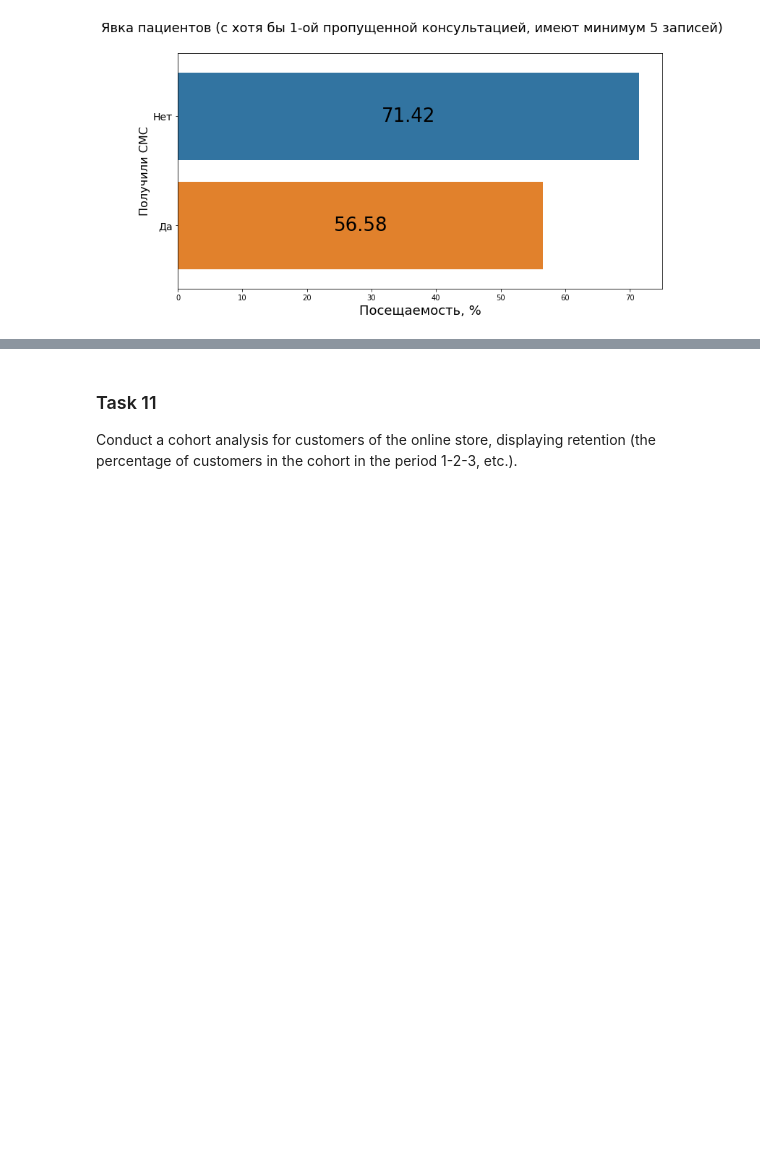
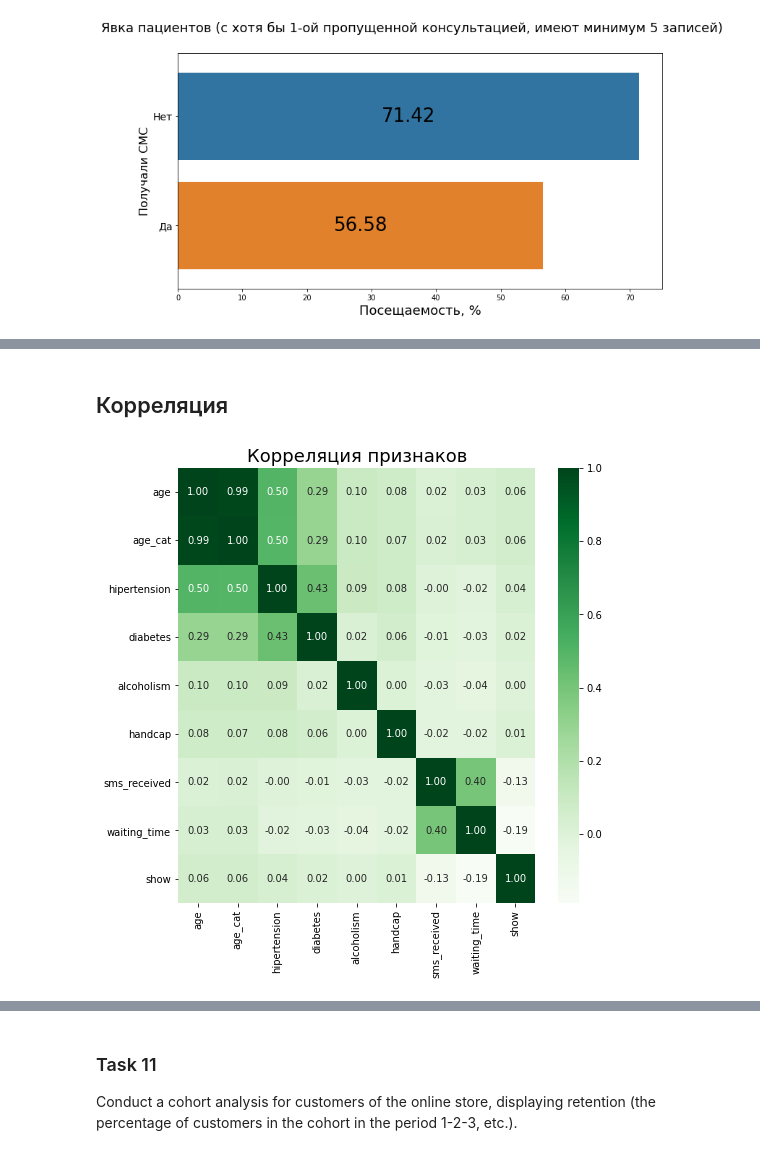
Before and after one commit to YAKOROLEVAZAMKA/emc, a Jupyter notebook: Pandas&Analytics.ipynb, the cells around one changed output, grey strips where cells are left out. Cells and saved outputs as stored; diff of their text form; code cells hidden in the pictures; blank space fills up the shorter version.

```diff
--- a/Pandas&Analytics.ipynb
+++ b/Pandas&Analytics.ipynb
@@ -1044,0 +1055,26 @@ plot_sms(df_truant_5, sup_ttl='Явка пациентов (с хотя бы 1-
+# %% [markdown]
+## Корреляция
+# %%
+plt.figure(figsize=(8, 8))
+sns.heatmap(
+    df[
+        ['age',
+         'age_cat',
+         'hipertension',
+         'diabetes',
+         'alcoholism',
+         'handcap',
+         'sms_received',
+         'waiting_time',
+         'show']
+    ].corr(),
+    annot=True,
+    cmap="Greens",
+    fmt='.2f'
+)
+
+plt.title('Корреляция признаков', fontsize=18)
+
+plt.show()
+# %% [output]
+[figure, added]
```
Also changed, not shown: parts of 12 cells of this notebook.
